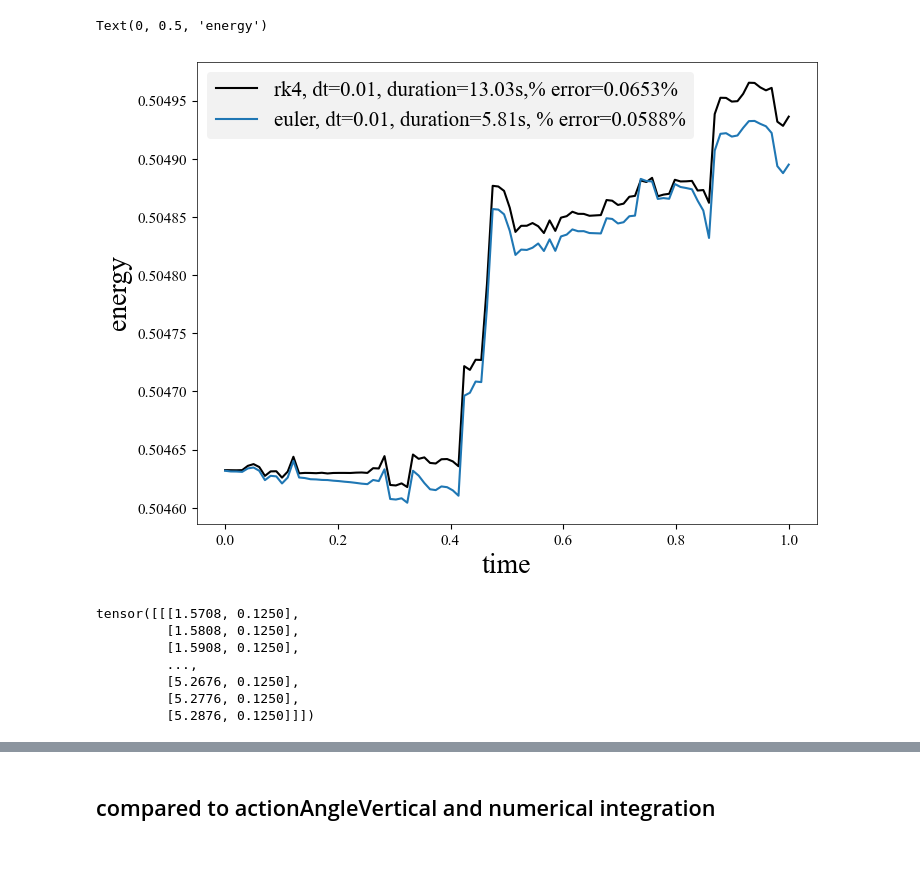
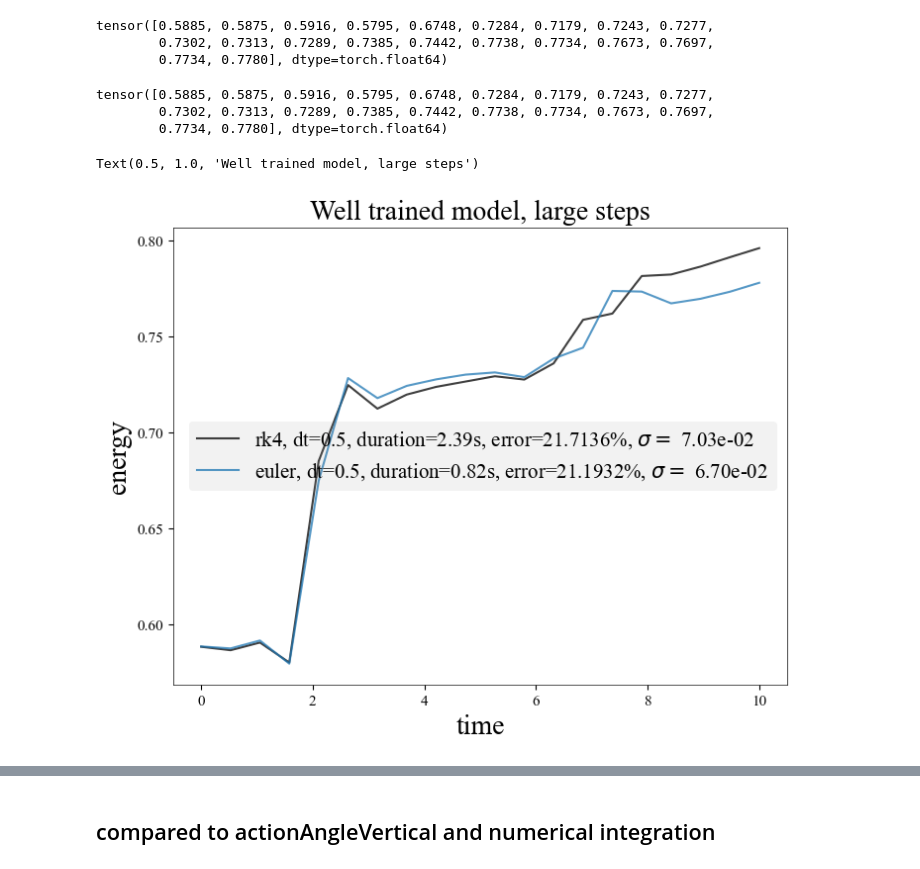
Before and after one commit to sgpfaff/orbitflows, a Jupyter notebook: examples/integration_tests/integration_ex_2.ipynb, the cells around one changed output, grey strips where cells are left out. Drawn from its saved outputs; the diff is of its cells as text; code cells hidden in the pictures.

```diff
--- a/examples/integration_tests/integration_ex_2.ipynb
+++ b/examples/integration_tests/integration_ex_2.ipynb
@@ -98,0 +103,3 @@ aa0 = aa_guess[4][0].clone().requires_grad_()
+# %%
+aa0 = model.ps_to_aa(ps0)
+aa0
@@ -101,10 +110,10 @@ from orbitflows.integrate import hamiltonian_fixed_angle
 # %%
 from functools import partial
-h_fixed_angle = partial(hamiltonian_fixed_angle, theta_set=theta_set[0])
+h_fixed_angle = partial(hamiltonian_fixed_angle, theta_set=torch.tensor(0.0))#theta_set[0])
 # %%
-euler_steps = 100
-t_end = 1
-
+euler_steps = 20
+t_end = 10#10#2 * np.pi
+dt = t_end / euler_steps
 st = time()
-aa_euler_step = model.integrate(aa0, euler_steps, t_end, hamiltonian_tilde=h_fixed_angle)
+aa_euler_step = model.integrate(aa0, euler_steps, t_end, hamiltonian_tilde=h_fixed_angle, correction=eulerstep).to(torch.float64)
 euler_duration = time() - st
@@ -121,5 +122,5 @@ from orbitflows.integrate import rungekutta4 as rk4
 # %%
 rk4_steps = int(euler_steps)
 st = time()
-aa_rk4 = model.integrate(aa0, rk4_steps, t_end, correction=rk4)
+aa_rk4 = model.integrate(aa0, rk4_steps, t_end, correction=rk4, hamiltonian_tilde=h_fixed_angle).to(torch.float64)
 duration_rk4 = time() - st
@@ -134,23 +127,27 @@ Text(0.5, 1.0, 'rk4 integration')
+# %%
+model.hamiltonian(aa_euler_step).detach()
+# %% [output]
+tensor([0.5885, 0.5875, 0.5916, 0.5795, 0.6748, 0.7284, 0.7179, 0.7243, 0.7277,
+        0.7302, 0.7313, 0.7289, 0.7385, 0.7442, 0.7738, 0.7734, 0.7673, 0.7697,
+        0.7734, 0.7780], dtype=torch.float64)
+# %%
+model.hamiltonian(aa_euler_step.to(torch.float64)).detach()
+# %% [output]
+tensor([0.5885, 0.5875, 0.5916, 0.5795, 0.6748, 0.7284, 0.7179, 0.7243, 0.7277,
+        0.7302, 0.7313, 0.7289, 0.7385, 0.7442, 0.7738, 0.7734, 0.7673, 0.7697,
+        0.7734, 0.7780], dtype=torch.float64)
 # %%
-euler_percent_error = np.max(100 * ((model.hamiltonian(aa_euler_step).detach() - model.hamiltonian(aa0).detach()) / model.hamiltonian(aa0).detach()).numpy())
-rk4_percent_error = np.max(100 * ((model.hamiltonian(aa_rk4).detach() - model.hamiltonian(aa0).detach()) / model.hamiltonian(aa0).detach()).numpy())
-
-plt.plot(np.linspace(0, t_end, rk4_steps), model.hamiltonian(aa_rk4).detach(), label=f'rk4, dt={t_end/rk4_steps}, duration={duration_rk4:.2f}s,% error={rk4_percent_error:.4f}%')
-plt.plot(np.linspace(0, t_end, euler_steps), model.hamiltonian(aa_euler_step).detach(), label=f'euler, dt={t_end/euler_steps}, duration={euler_duration:.2f}s, % error={euler_percent_error:.4f}%')
+euler_percent_error = np.mean(100 * (np.abs(model.hamiltonian(aa_euler_step).detach() - H0.detach()) /  H0.detach()).numpy())
+euler_std = np.std(model.hamiltonian(aa_euler_step).detach().numpy())
+rk4_percent_error = np.mean(100 * (np.abs(model.hamiltonian(aa_rk4).detach() - H0.detach()) /H0.detach()).numpy())
+rk4_std = np.std(model.hamiltonian(aa_rk4).detach().numpy())
+plt.plot(np.linspace(0, t_end, rk4_steps), model.hamiltonian(aa_rk4).detach(), label=f'rk4, dt={t_end/rk4_steps}, duration={duration_rk4:.2f}s, error={rk4_percent_error:.4f}%, $\sigma =$ {rk4_std:.2e}', alpha=0.75)
+plt.plot(np.linspace(0, t_end, euler_steps), model.hamiltonian(aa_euler_step).detach(), label=f'euler, dt={t_end/euler_steps}, duration={euler_duration:.2f}s, error={euler_percent_error:.4f}%, $\sigma =$ {euler_std:.2e}', alpha=0.75)
 plt.legend(fontsize=15)
 
 plt.xlabel('time', fontsize=20)
 plt.ylabel('energy', fontsize=20)
+plt.title('Well trained model, large steps', fontsize=20)
 # %% [output]
-Text(0, 0.5, 'energy')
+Text(0.5, 1.0, 'Well trained model, large steps')
-[figure, old version]
+[figure, new version]
-# %%
-aa_guess
-# %% [output]
-tensor([[[1.5708, 0.1250],
-         [1.5808, 0.1250],
-         [1.5908, 0.1250],
-         ...,
-         [5.2676, 0.1250],
-         [5.2776, 0.1250],
-         [5.2876, 0.1250]]])
```
Also changed, not shown: parts of 44 cells of this notebook, 24 other files.
